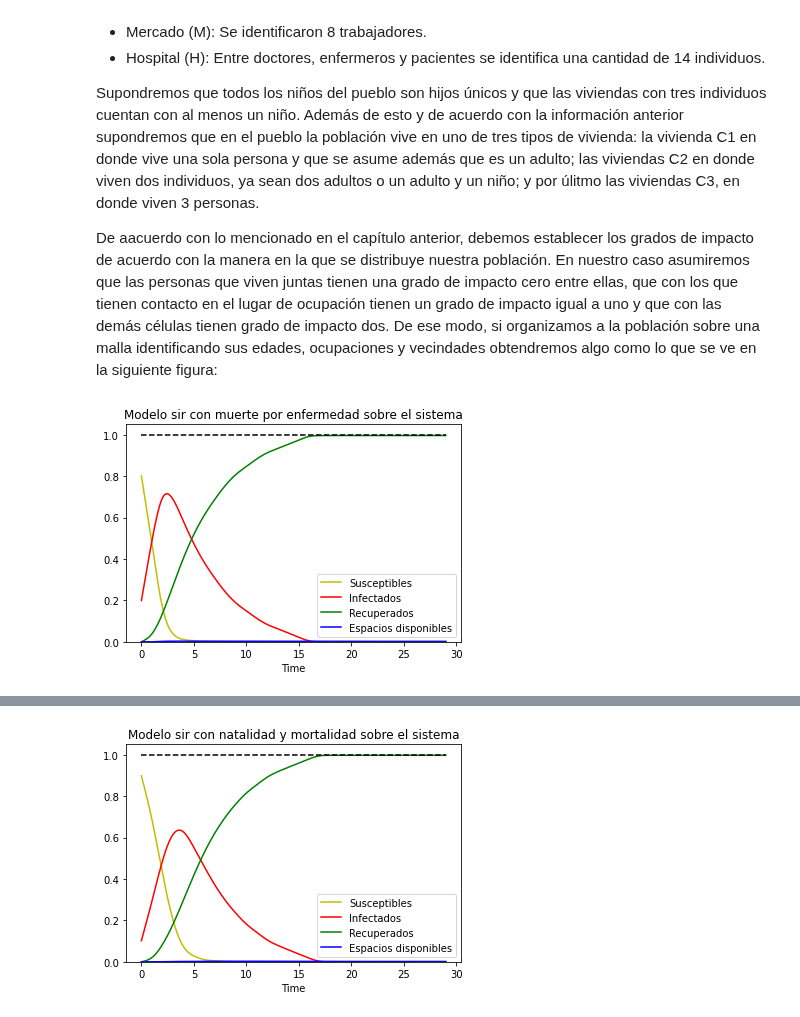
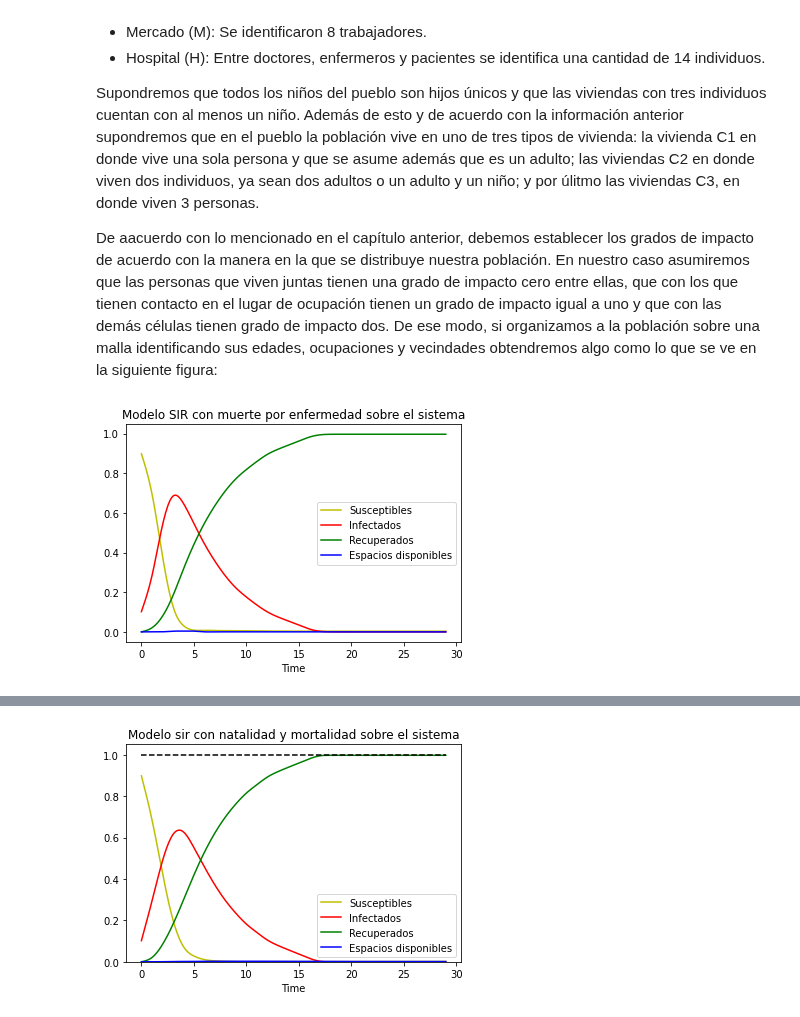
Before and after one commit to Grupo-de-simulacion-con-automatas/CAsimulations-Modelacion-de-dinamicas-topologicas-en-la-propagacion-de-una-enfermedad-usando-CA, a Jupyter notebook: Codigo/4. Evolución de la enfermedad en un entorno controlado.ipynb, the cells around one changed output, grey strips where cells are left out. Drawn from its saved outputs; the diff is of its cells as text; code cells hidden in the pictures.

```diff
--- a/Codigo/4. Evolución de la enfermedad en un entorno controlado.ipynb
+++ b/Codigo/4. Evolución de la enfermedad en un entorno controlado.ipynb
@@ -89,17 +121,28 @@ states = np.array([[0,0,0,1,0,0,0],[0,0,0,0,0,0,0],[0,0,0,0,1,0,0],[0,0,0,0,0,0,
-# %%
-mr = [[1,100,0.005]]
-ranges_dead = [[1,15,0.005],[16,48,0.01],[49,55,0.1],[56,100,0.2]]
-br = 2
-
-alpha = 0.2; beta = 0.5
-
-model = "sir_deathByDisease"  # sis_deathByDisease, sir_deathByDisease
-SIRmodel = models(model, alpha, beta, states, v, [1,0.005,0.25])
-SIRmodel.birthRate = br; SIRmodel.probabilityOfDyingByAgeGroup = mr
-SIRmodel.deathFromDiseaseByAgeRange = ranges_dead
-SIRmodel.systemAges = ages; SIRmodel.annualUnit = 6
-
-SIRmodel.plotMediumCurves(0.1, 30, 100, f"Modelo {model[:3]} con muerte por enfermedad sobre el sistema")
-#SIRmodel.metricsPlot(30, f"Modelo {model[:3]} con natalidad y mortalidad sobre el sistema")
-# %% [output]
-[figure, removed]
+# %%
+mr = [[1,100,0.005]]
+ranges_dead = [[1,15,0.005],[16,48,0.01],[49,55,0.1],[56,100,0.2]]
+br = 2
+alpha = 0.2; beta = 0.5
+
+spaceH = CellSpace(7,7)
+spaceH.system = statesH
+SIRmodelH = medium_SIR_DD(alpha, beta, br, mr, ranges_dead, 6, 0, 30, 100, spaceH, v, [1,0.005,0.25], ages)
+
+spaceO = CellSpace(7,7)
+spaceO.system = statesO
+SIRmodelO = medium_SIR_DD(alpha, beta, br, mr, ranges_dead, 6, 0, 30, 100, spaceO, v, [1,0.005,0.25], ages)
+
+spaceE = CellSpace(7,7)
+spaceE.system = statesE
+SIRmodelE = medium_SIR_DD(alpha, beta, br, mr, ranges_dead, 6, 0, 30, 100, spaceE, v, [1,0.005,0.25], ages)
+
+spaceM = CellSpace(7,7)
+spaceM.system = statesM
+SIRmodelM = medium_SIR_DD(alpha, beta, br, mr, ranges_dead, 6, 0, 30, 100, spaceM, v, [1,0.005,0.25], ages)
+# %%
+SIRmodel = medium_SIR_DD(alpha, beta, br, mr, ranges_dead, 6, 0, 30, 100, spaceH, v, [1,0.005,0.25], ages)
+
+SIRmodel.plotCurvesModel(f"Modelo SIR con muerte por enfermedad sobre el sistema")
+#SIRmodel.metricsPlot(30, f"Modelo {model[:3]} con natalidad y mortalidad sobre el sistema")
+# %% [output]
+[figure, added]
```
Also changed, not shown: parts of 4 cells of this notebook, 14 other files.
